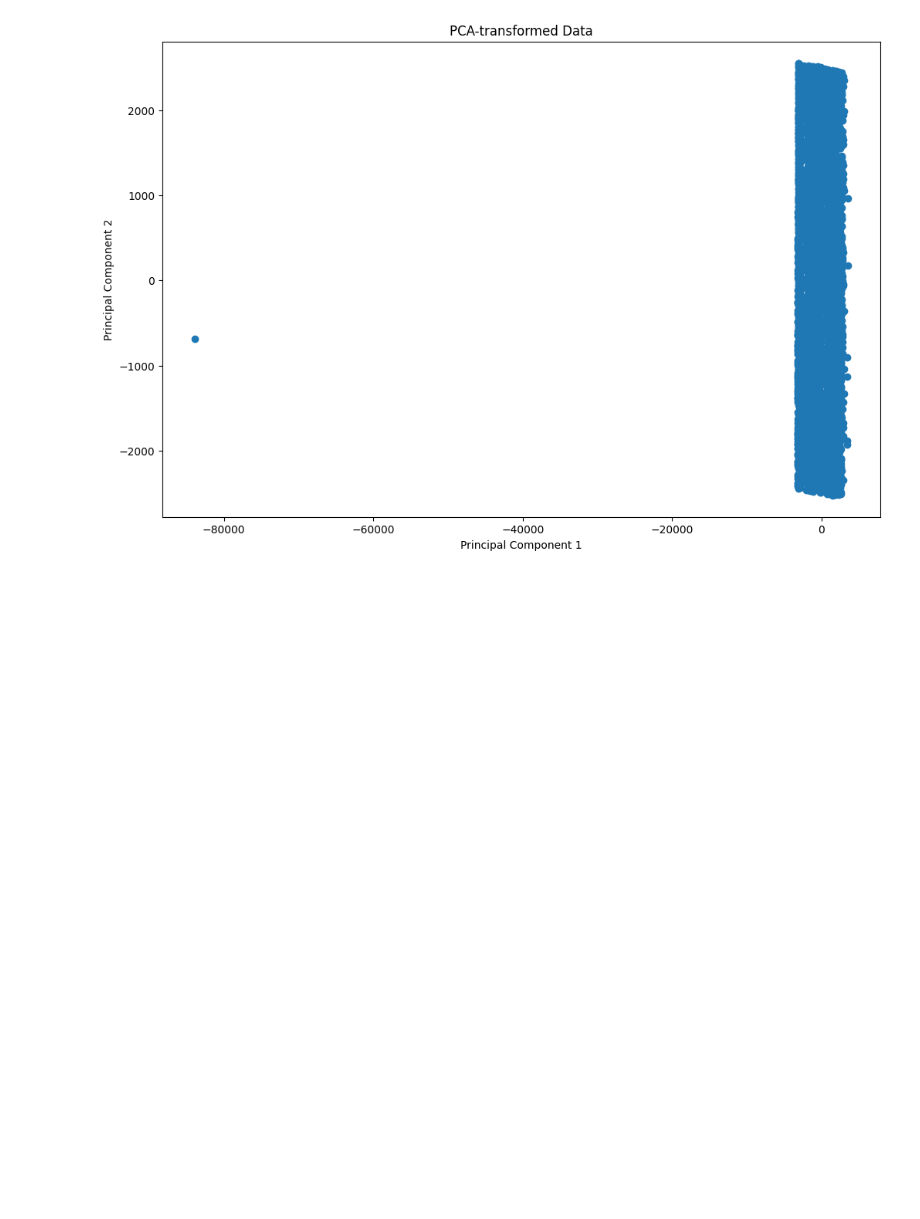
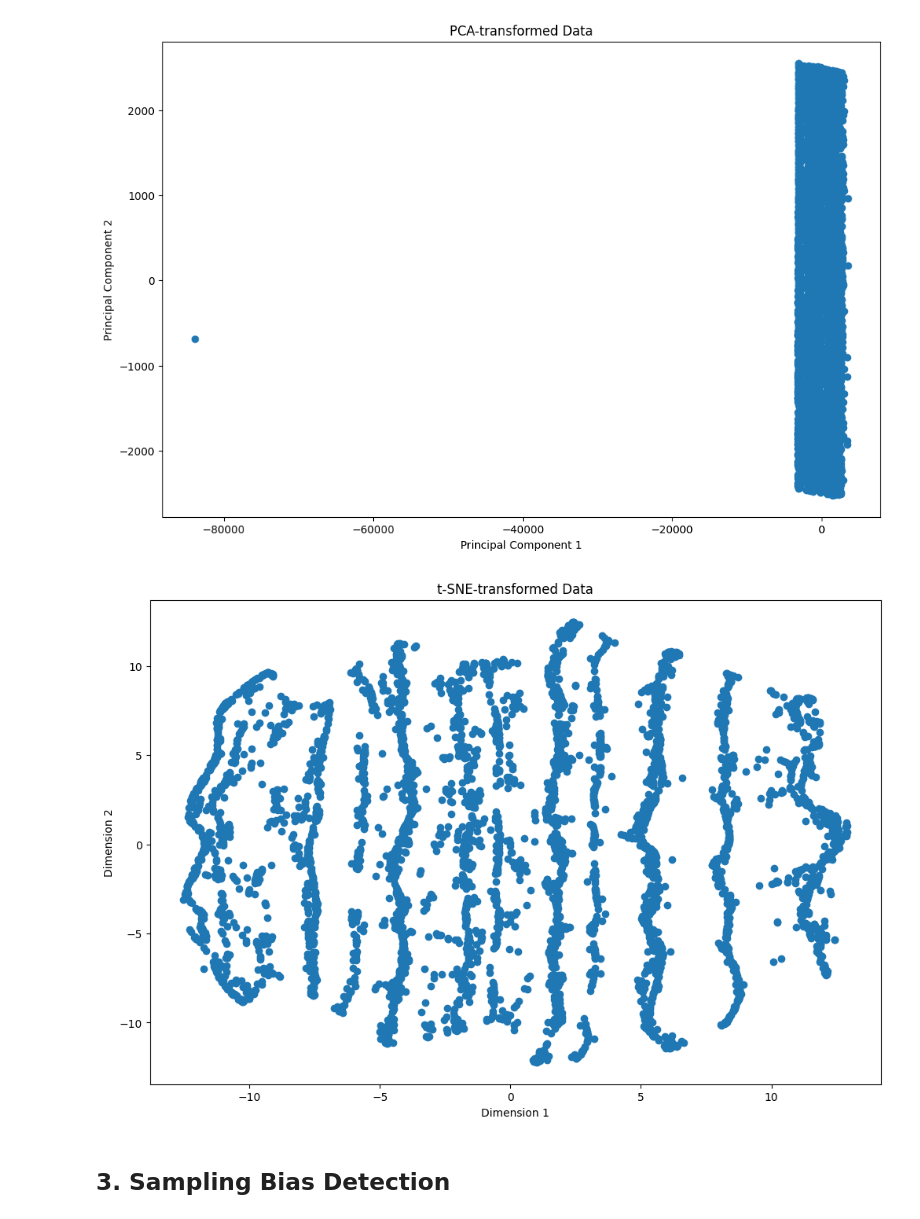
Before and after one commit to You-now-Who/Flanger-DQAF, a Jupyter notebook: blueprint.ipynb, the cells around one changed output. Drawn from its saved outputs; the diff is of its cells as text; code cells hidden in the pictures; blank space fills up the shorter version.

```diff
--- a/blueprint.ipynb
+++ b/blueprint.ipynb
@@ -199,3 +199,30 @@ plt.title('PCA-transformed Data')
 plt.show()
 # %% [output]
 [figure]
+# %%
+# Perform t-distributed Stochastic Neighbor Embedding (t-SNE)
+from sklearn.manifold import TSNE
+
+# Create an instance of the TSNE class
+tsne = TSNE(n_components=2, perplexity=30, n_iter=300)
+
+# Fit the TSNE model on the dataset
+df_tsne = tsne.fit_transform(df)
+
+# Convert the Numpy array back into a Pandas DataFrame
+df_tsne = pd.DataFrame(df_tsne, columns=['Dimension 1', 'Dimension 2'])
+
+# Display the first few rows of the t-SNE-transformed DataFrame
+df_tsne.head()
+
+# Visualize the t-SNE-transformed data
+plt.figure(figsize=(12, 8))
+plt.scatter(df_tsne['Dimension 1'], df_tsne['Dimension 2'])
+plt.xlabel('Dimension 1')
+plt.ylabel('Dimension 2')
+plt.title('t-SNE-transformed Data')
+plt.show()
+# %% [output]
+[figure, added]
+# %% [markdown]
+## 3. Sampling Bias Detection
```
Also changed, not shown: parts of 1 cell of this notebook, 1 other file.
